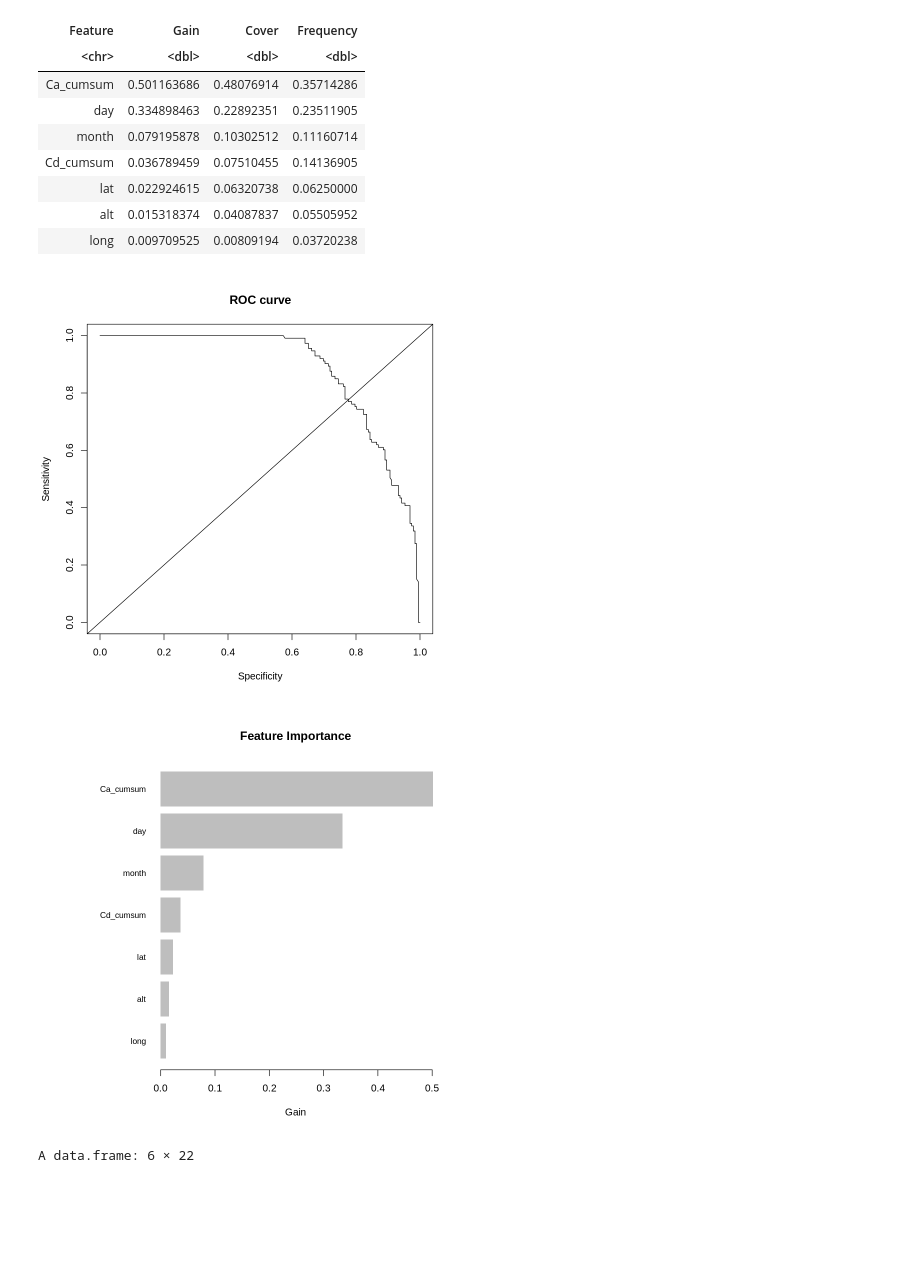
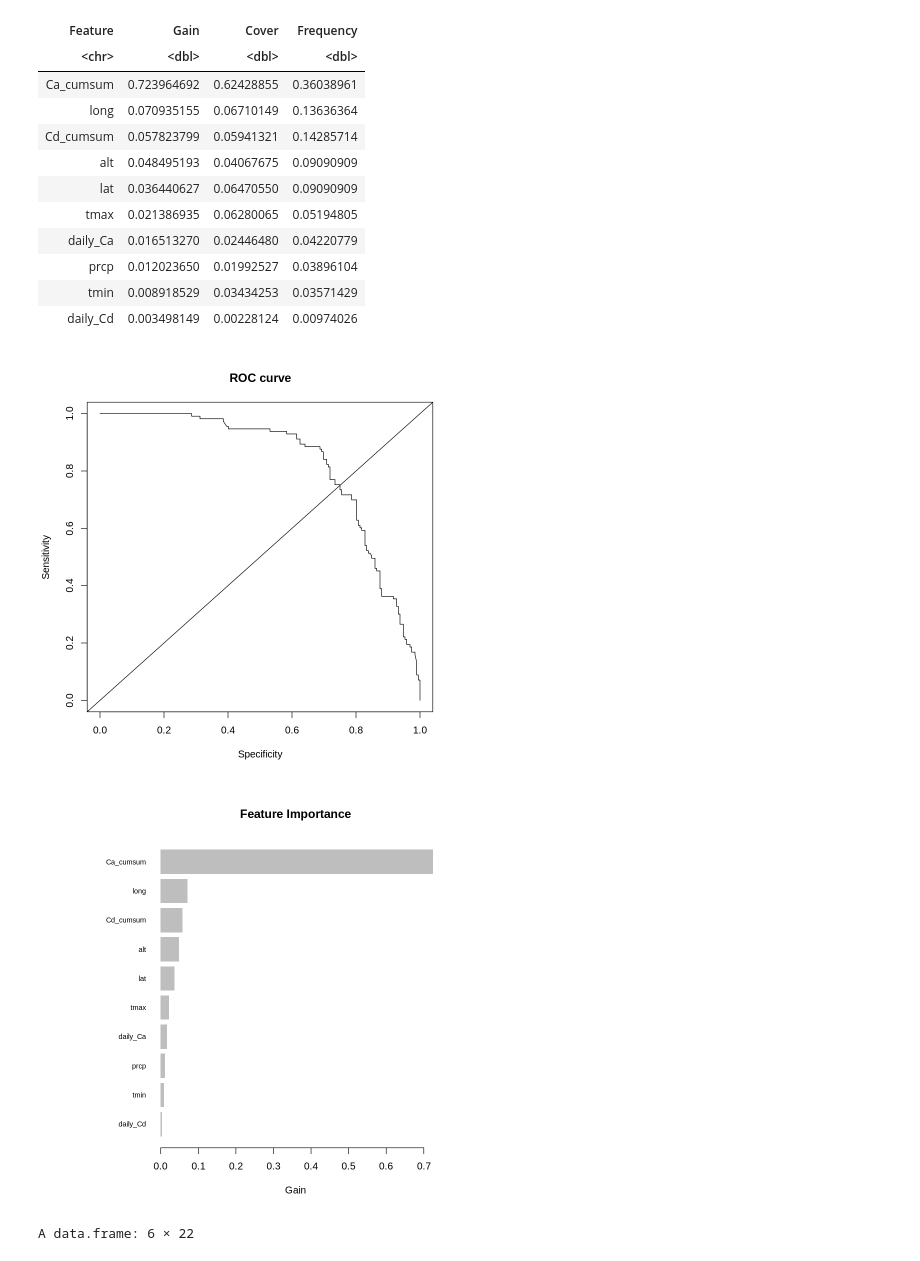
Before and after one commit to joosung-min/peak-bloom-prediction, a Jupyter notebook: code/B21_pred.ipynb, the cells around one changed output. Saved outputs shown, nothing was run; the diff lists cells and outputs as text; code cells hidden in the pictures; blank space fills up the shorter version.

```diff
--- a/code/B21_pred.ipynb
+++ b/code/B21_pred.ipynb
@@ -24,7 +35,7 @@ source("/home/joosungm/projects/def-lelliott/joosungm/projects/peak-bloom-predic
 # target_col <- "is_bloom"
 
 pred <- predict(lgb_load, as.matrix(test_set[, feature_names]))
-test_set$predicted <- ifelse(pred > 0.7, 1, 0)
+test_set$predicted <- ifelse(pred > 0.5, 1, 0)
 
 # Confusion matrix
 library(caret)
@@ -63,14 +74,17 @@ A data.table: 7 × 4
 | Feature | Gain | Cover | Frequency |
 | <chr> | <dbl> | <dbl> | <dbl> |
-| Ca_cumsum | 0.501163686 | 0.48076914 | 0.35714286 |
-| day | 0.334898463 | 0.22892351 | 0.23511905 |
-| month | 0.079195878 | 0.10302512 | 0.11160714 |
-| Cd_cumsum | 0.036789459 | 0.07510455 | 0.14136905 |
-| lat | 0.022924615 | 0.06320738 | 0.06250000 |
-| alt | 0.015318374 | 0.04087837 | 0.05505952 |
-| long | 0.009709525 | 0.00809194 | 0.03720238 |
+| Ca_cumsum | 0.723964692 | 0.62428855 | 0.36038961 |
+| long | 0.070935155 | 0.06710149 | 0.13636364 |
+| Cd_cumsum | 0.057823799 | 0.05941321 | 0.14285714 |
+| alt | 0.048495193 | 0.04067675 | 0.09090909 |
+| lat | 0.036440627 | 0.06470550 | 0.09090909 |
+| tmax | 0.021386935 | 0.06280065 | 0.05194805 |
+| daily_Ca | 0.016513270 | 0.02446480 | 0.04220779 |
+| prcp | 0.012023650 | 0.01992527 | 0.03896104 |
+| tmin | 0.008918529 | 0.03434253 | 0.03571429 |
+| daily_Cd | 0.003498149 | 0.00228124 | 0.00974026 |
-[figure, old version]
+[figure, new version]
-[figure, old version]
+[figure, new version]
 # %%
 cherry_main_data <- read.csv("../outputs/A_outputs/A11_kyoto_out.csv") %>%
     filter(year %in% 2012:2023) %>%
```
Also changed, not shown: parts of 5 cells of this notebook, 7 other files.
